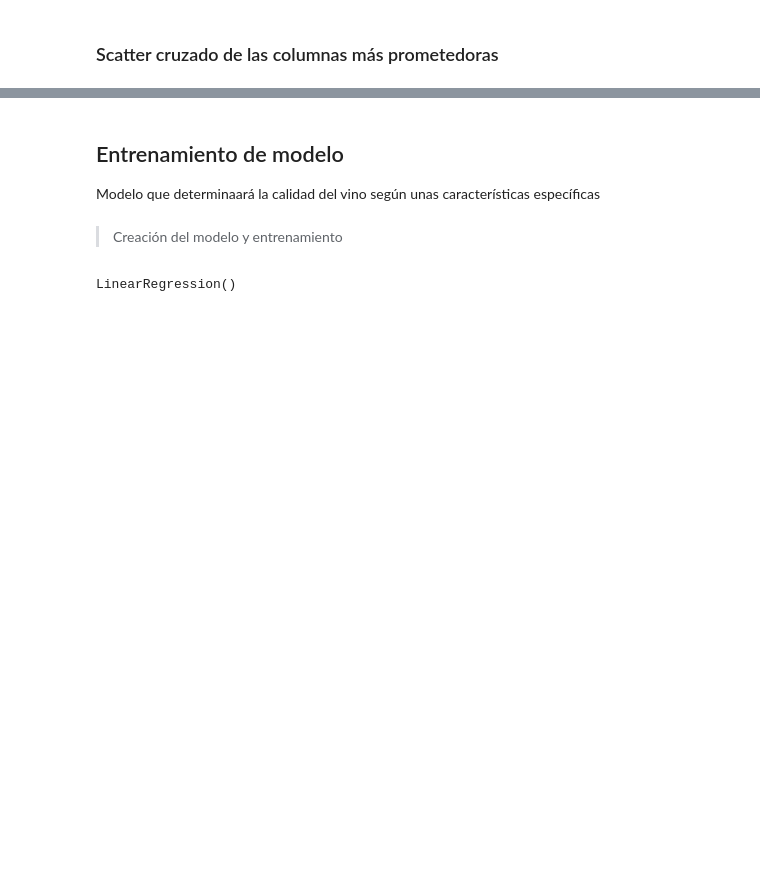
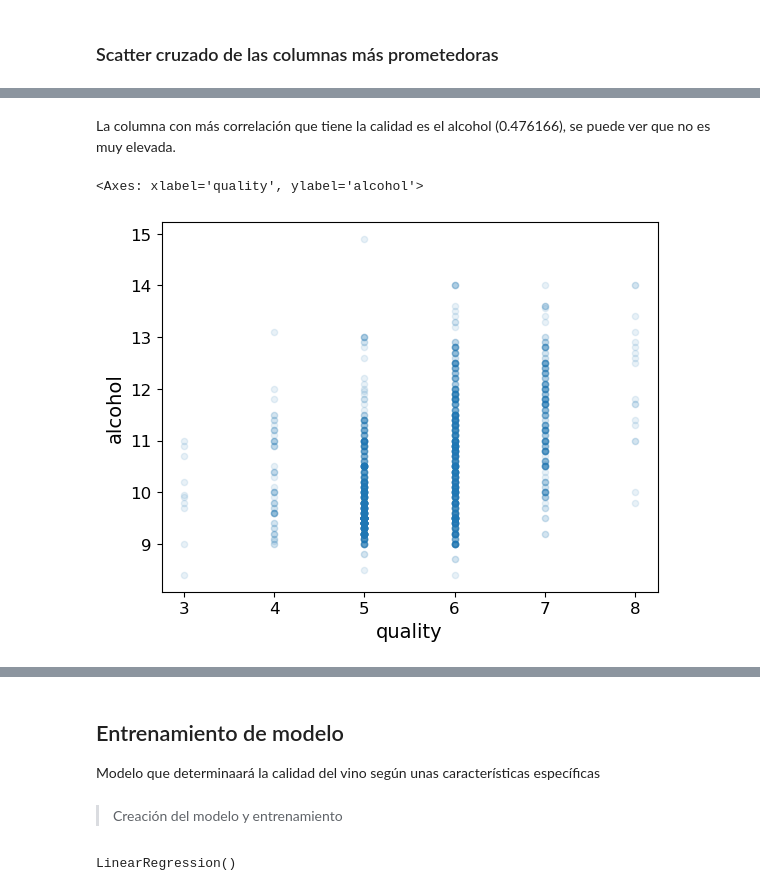
Before and after one commit to DaniMartinezX/carpeta_IA, a Jupyter notebook: Sistemas de Aprendizaxe Automático/practicas/vino_regresion_multivariable.ipynb, the cells around one changed output, grey strips where cells are left out. Saved outputs shown, nothing was run; the diff lists cells and outputs as text; code cells hidden in the pictures; blank space fills up the shorter version.

```diff
--- a/Sistemas de Aprendizaxe Automático/practicas/vino_regresion_multivariable.ipynb
+++ b/Sistemas de Aprendizaxe Automático/practicas/vino_regresion_multivariable.ipynb
@@ -144,0 +163,8 @@ array([[<Axes: xlabel='alcohol', ylabel='alcohol'>,
+# %% [markdown]
+La columna con más correlación que tiene la calidad es el alcohol (0.476166), se puede ver que no es muy elevada.
+# %%
+datos.plot(kind="scatter", x="quality", y="alcohol", alpha=0.1)
+# plt.axis([0, 16, 0, 9])
+# %% [output]
+<Axes: xlabel='quality', ylabel='alcohol'>
+[figure, added]
```
Also changed, not shown: parts of 29 cells of this notebook, 3 other files.
